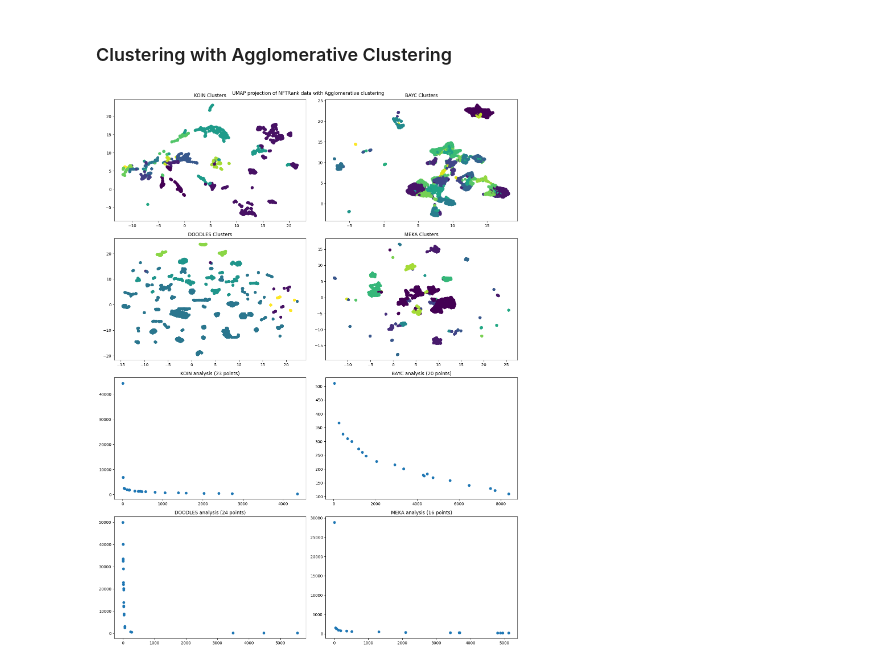
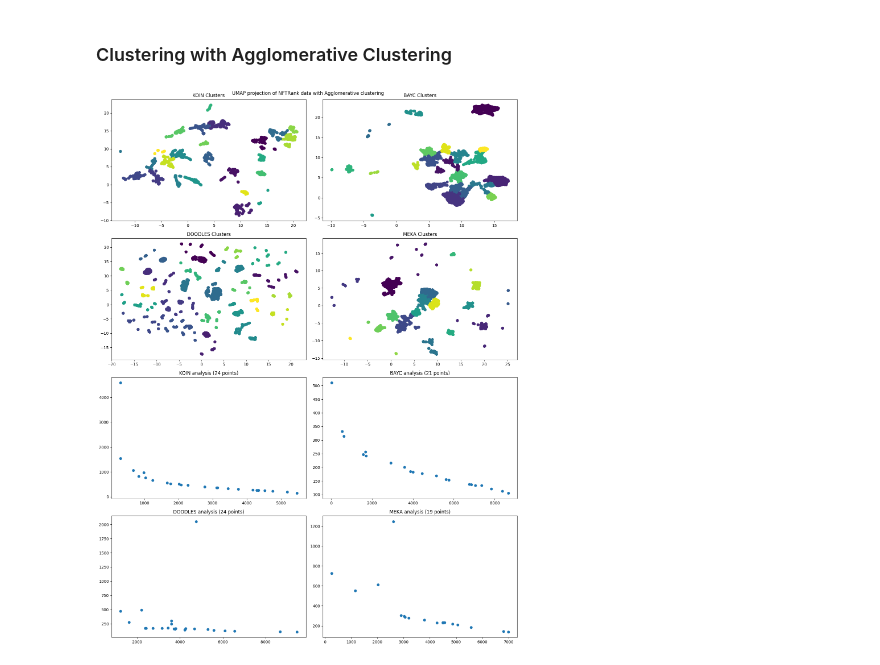
Before and after one commit to zrefai/swap-ease-clustering-api, a Jupyter notebook: notebooks/UMAP_Analysis.ipynb, the cells around one changed output. Drawn from its saved outputs; the diff is of its cells as text; code cells hidden in the pictures.

```diff
--- a/notebooks/UMAP_Analysis.ipynb
+++ b/notebooks/UMAP_Analysis.ipynb
@@ -103,7 +103,8 @@ def analyze_clusters(clusters_dict):
             token_ids.append(token['token_id'])
             ranks.append(token['rank'])
 
-        top_five = sorted(zip(ranks, token_ids), key=lambda t: t[0])[:5]
+        # top_five = sorted(zip(ranks, token_ids), key=lambda t: t[0])[:5]
+        top_five = sorted(zip(ranks, token_ids), key=lambda t: t[0])
 
         # Add top_five tokens in a cluster and cluster number to analysis array
         analysis.append({
@@ -271,31 +271,31 @@ generate_UMAP_cluster_plots_and_analyze(UMAP_embeddings, KMean_clusters, UMAP_KM
 # %%
 from sklearn.cluster import AgglomerativeClustering
 
-def get_Agglomerative_labels_via_silhouette():
+def get_Agglomerative_labels_via_silhouette(embeddings):
     agglomerative_labels = []
 
-    for scaled_df in scaled_dfs:
+    for embedding in embeddings:
         best_score = -1
         labels = 0
 
         for k in range(15, 25):
             agglomerative_model = AgglomerativeClustering(n_clusters=k, affinity='euclidean', linkage='ward')
-            agglomerative_model.fit(scaled_df)
-            score = silhouette_score(scaled_df, agglomerative_model.labels_)
+            agglomerative_model.fit(embedding)
+            score = silhouette_score(embedding, agglomerative_model.labels_)
 
             if score > best_score:
                 best_score = score
                 labels = agglomerative_model.labels_
 
         agglomerative_labels.append(labels)
 
     return agglomerative_labels
 
-Agglomerative_clusters = get_Agglomerative_labels_via_silhouette()
+Agglomerative_clusters = get_Agglomerative_labels_via_silhouette(UMAP_embeddings)
 UMAP_Agglomerative_analysis = get_analysis(Agglomerative_clusters)
 
 generate_UMAP_cluster_plots_and_analyze(UMAP_embeddings, Agglomerative_clusters, UMAP_Agglomerative_analysis, "with Agglomerative clustering")
 # %% [output]
-[figure, old version]
+[figure, new version]
 # %%
 def print_clusters(analysis):
```
Also changed, not shown: parts of 16 cells of this notebook, 13 other files.
